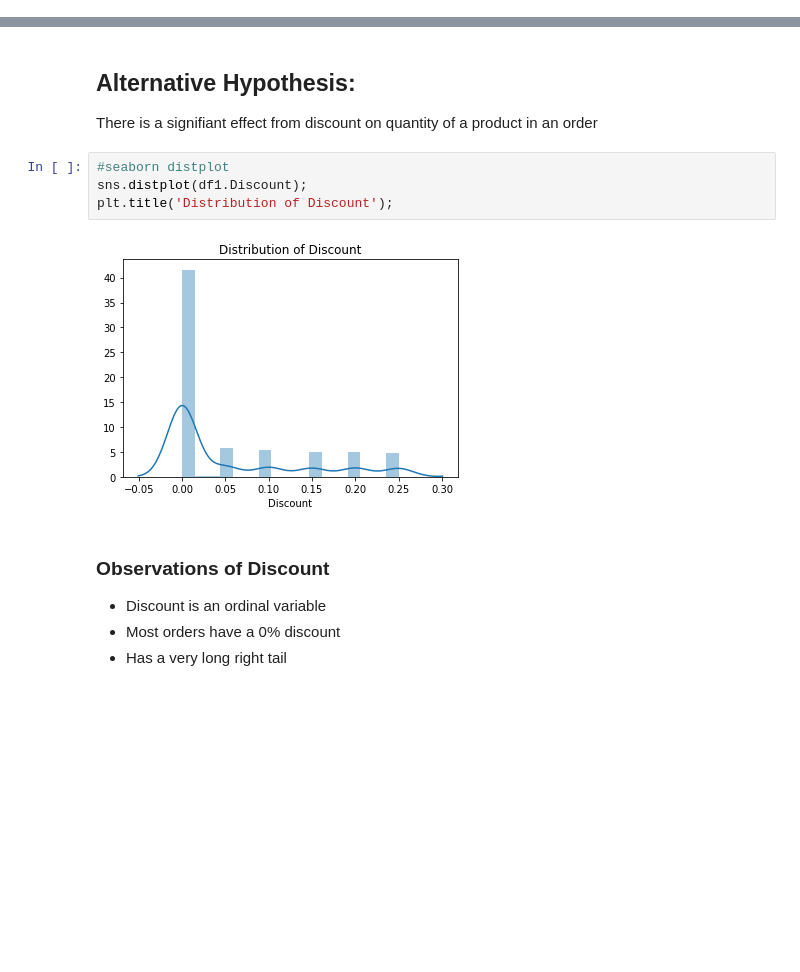
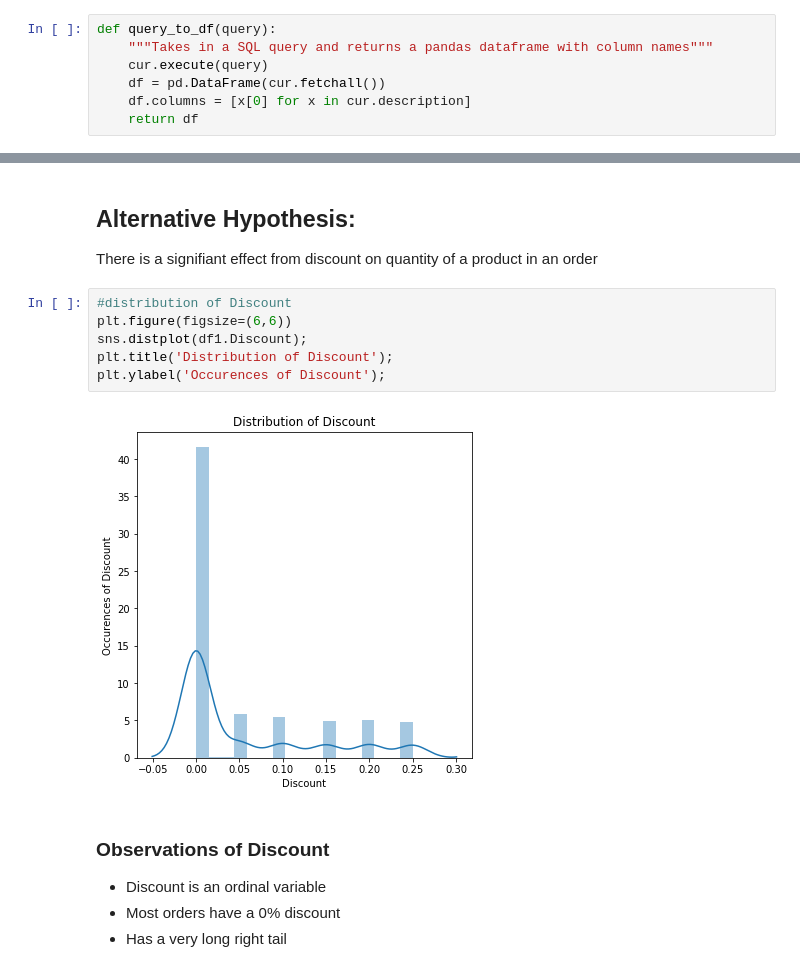
Before and after one commit to andymdc31/flatiron_project2, a Jupyter notebook: dsc-mod-3-project-online-ds-ft-081219/Project_Code.ipynb, the cells around one changed output, grey strips where cells are left out. Drawn from its saved outputs; the diff is of its cells as text; blank space fills up the shorter version.

```diff
--- a/dsc-mod-3-project-online-ds-ft-081219/Project_Code.ipynb
+++ b/dsc-mod-3-project-online-ds-ft-081219/Project_Code.ipynb
@@ -43,6 +44,13 @@ print(cur.fetchall())
 [('Employee',), ('Category',), ('Customer',), ('Shipper',), ('Supplier',), ('Order',), ('Product',), ('OrderDetail',), ('CustomerCustomerDemo',), ('CustomerDemographic',), ('Region',), ('Territory',), ...
 # %% [markdown]
 # Functions
+# %%
+def query_to_df(query):
+    """Takes in a SQL query and returns a pandas dataframe with column names"""
+    cur.execute(query)
+    df = pd.DataFrame(cur.fetchall())
+    df.columns = [x[0] for x in cur.description]
+    return df
 # %%
 def find_s(a, b):
 #a and b are arrays from the control and experimental group
@@ -134,11 +144,13 @@ There is no significant effect from discount on quantity of a product in an orde
 ## Alternative Hypothesis:
 There is a signifiant effect from discount on quantity of a product in an order
 # %%
-#seaborn distplot
+#distribution of Discount
+plt.figure(figsize=(6,6))
 sns.distplot(df1.Discount);
 plt.title('Distribution of Discount');
+plt.ylabel('Occurences of Discount');
 # %% [output]
-[figure, old version]
+[figure, new version]
 # %% [markdown]
 ### Observations of Discount
 - Discount is an ordinal variable
```
Also changed, not shown: parts of 77 cells of this notebook.
